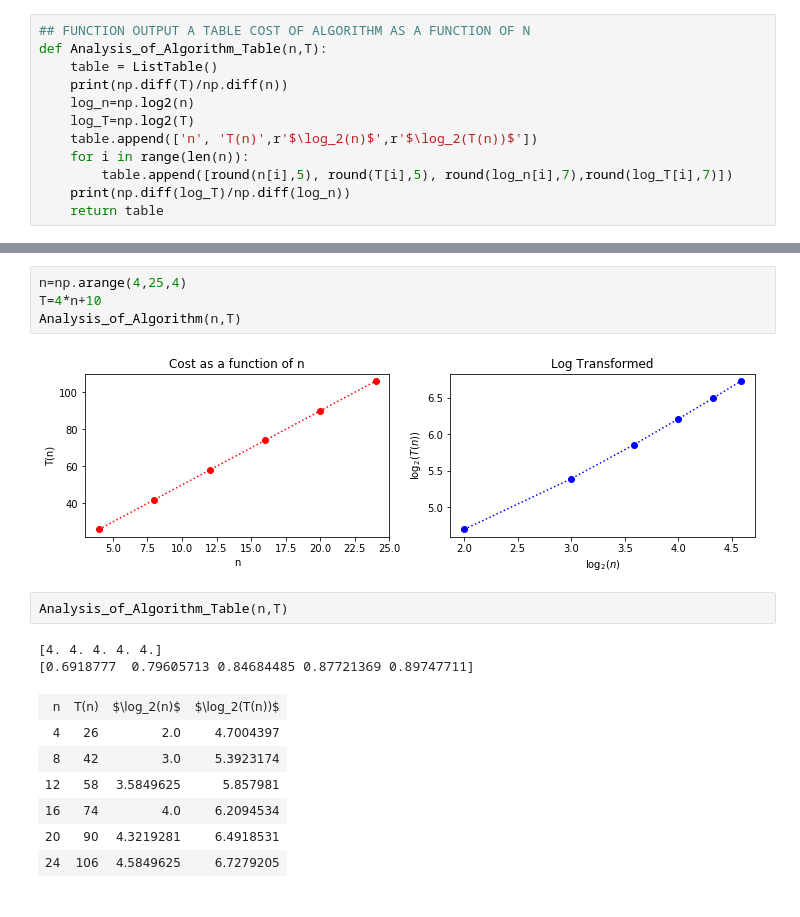
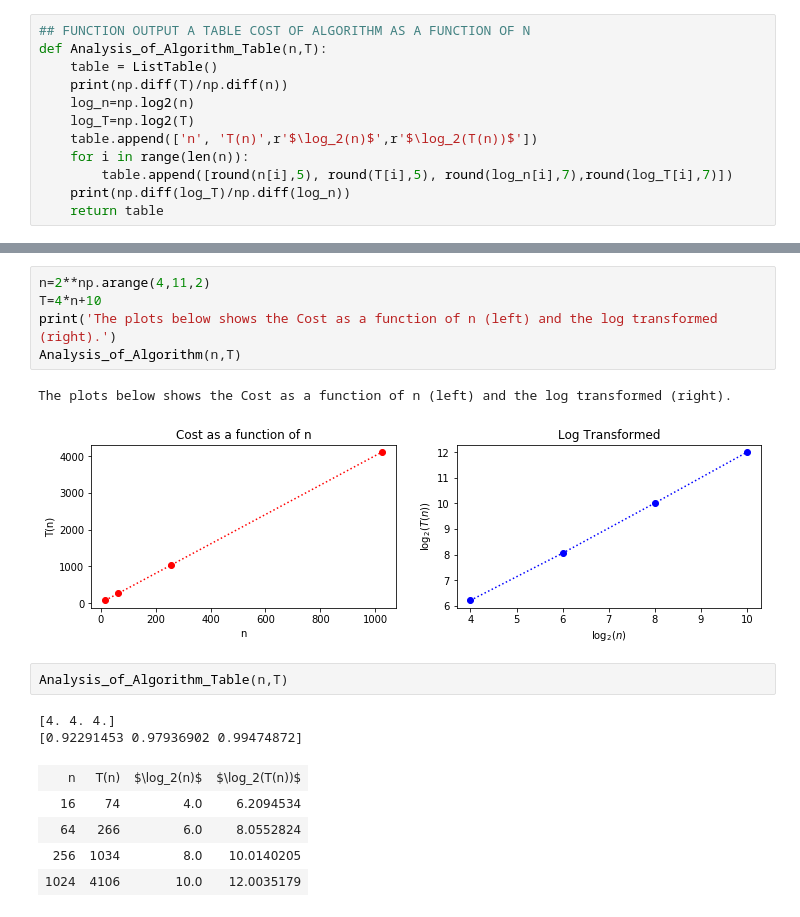
Before and after one commit to john-s-butler-dit/Intro-to-Algorithms, a Jupyter notebook: Chapter 1- Introduction_to_Algorithms/Analysis of an Algorithm.ipynb, the cells around one changed output, grey strips where cells are left out. Drawn from its saved outputs; the diff is of its cells as text.

Commit message:
Updated functions

```diff
--- a/Chapter 1- Introduction_to_Algorithms/Analysis of an Algorithm.ipynb
+++ b/Chapter 1- Introduction_to_Algorithms/Analysis of an Algorithm.ipynb
@@ -63,18 +79,18 @@ def Analysis_of_Algorithm_Table(n,T):
 # %%
-n=np.arange(4,25,4)
+n=2**np.arange(4,11,2)
 T=4*n+10
+print('The plots below shows the Cost as a function of n (left) and the log transformed (right).')
 Analysis_of_Algorithm(n,T)
 # %% [output]
+The plots below shows the Cost as a function of n (left) and the log transformed (right).
-[figure, old version]
+[figure, new version]
 # %%
 Analysis_of_Algorithm_Table(n,T)
 # %% [output]
-[4. 4. 4. 4. 4.]
-[0.6918777  0.79605713 0.84684485 0.87721369 0.89747711]
+[4. 4. 4.]
+[0.92291453 0.97936902 0.99474872]
 | n | T(n) | $\log_2(n)$ | $\log_2(T(n))$ |
-| 4 | 26 | 2.0 | 4.7004397 |
-| 8 | 42 | 3.0 | 5.3923174 |
-| 12 | 58 | 3.5849625 | 5.857981 |
 | 16 | 74 | 4.0 | 6.2094534 |
-| 20 | 90 | 4.3219281 | 6.4918531 |
-| 24 | 106 | 4.5849625 | 6.7279205 |
+| 64 | 266 | 6.0 | 8.0552824 |
+| 256 | 1034 | 8.0 | 10.0140205 |
+| 1024 | 4106 | 10.0 | 12.0035179 |
```
Also changed, not shown: parts of 12 cells of this notebook, 3 other files.
